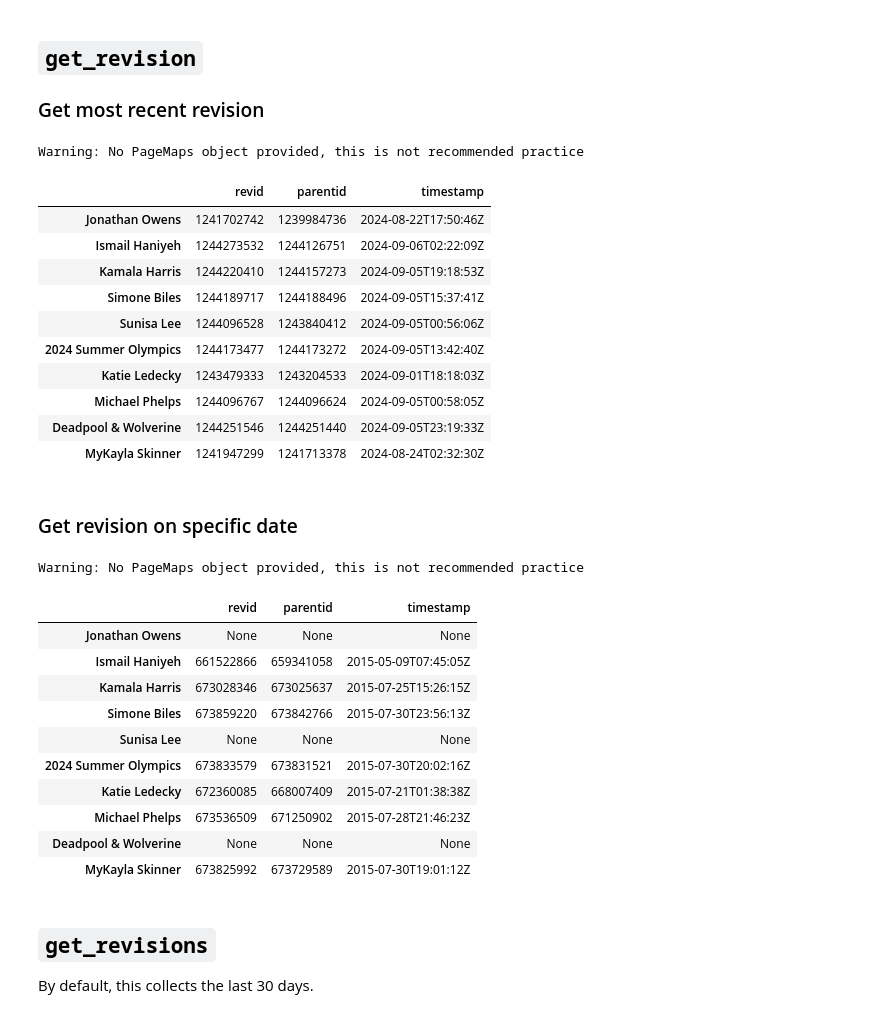
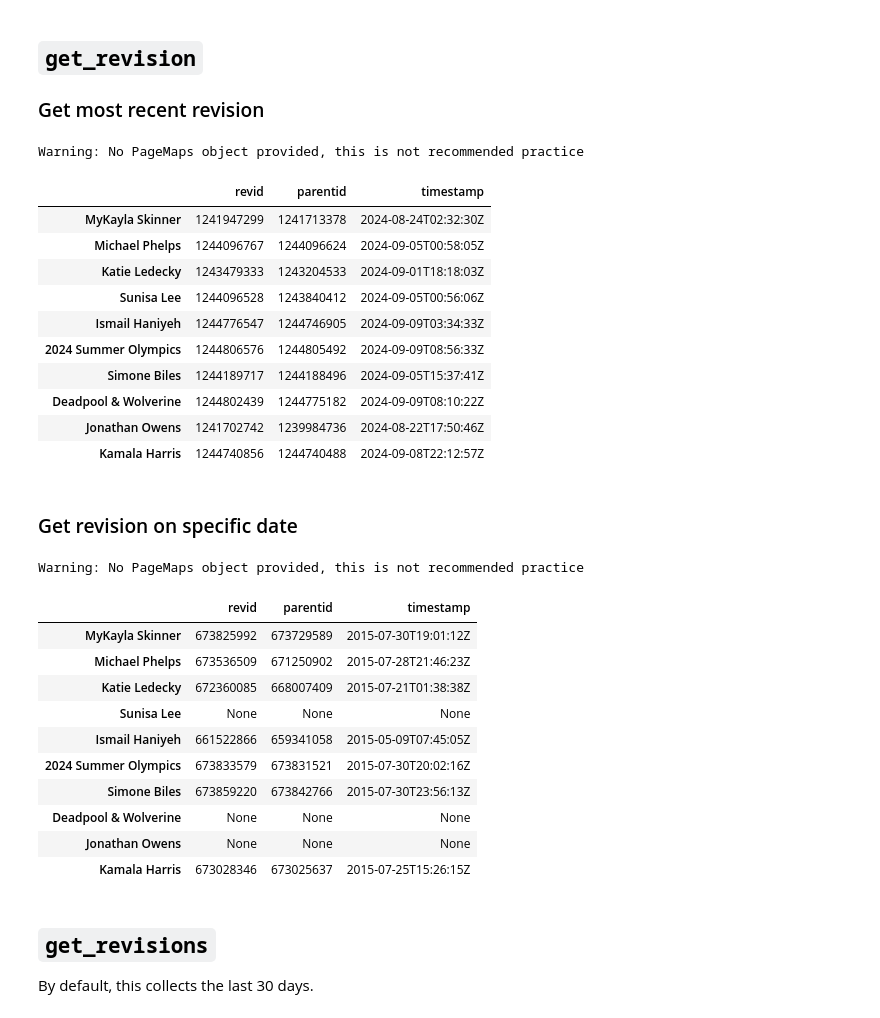
Before and after one commit to pgilders/WikiToolkit, a Jupyter notebook: demo_revisions.ipynb, the cells around one changed output. Saved outputs shown, nothing was run; the diff lists cells and outputs as text; code cells hidden in the pictures.

```diff
--- a/revisionsdemo.ipynb
+++ b/demo_revisions.ipynb
@@ -35,40 +35,40 @@ revision_ids = [1236428488,
 
 ### Get most recent revision
 # %%
-current_revisions = await wikitools.get_revision(async_session, titles=artlist[:10])
+current_revisions = await wikitoolkit.get_revision(async_session, titles=artlist[:10])
 pd.DataFrame(current_revisions).T
 # %% [output]
 Warning: No PageMaps object provided, this is not recommended practice
 |  | revid | parentid | timestamp |
+| MyKayla Skinner | 1241947299 | 1241713378 | 2024-08-24T02:32:30Z |
+| Michael Phelps | 1244096767 | 1244096624 | 2024-09-05T00:58:05Z |
+| Katie Ledecky | 1243479333 | 1243204533 | 2024-09-01T18:18:03Z |
+| Sunisa Lee | 1244096528 | 1243840412 | 2024-09-05T00:56:06Z |
+| Ismail Haniyeh | 1244776547 | 1244746905 | 2024-09-09T03:34:33Z |
+| 2024 Summer Olympics | 1244806576 | 1244805492 | 2024-09-09T08:56:33Z |
+| Simone Biles | 1244189717 | 1244188496 | 2024-09-05T15:37:41Z |
+| Deadpool & Wolverine | 1244802439 | 1244775182 | 2024-09-09T08:10:22Z |
 | Jonathan Owens | 1241702742 | 1239984736 | 2024-08-22T17:50:46Z |
-| Ismail Haniyeh | 1244273532 | 1244126751 | 2024-09-06T02:22:09Z |
-| Kamala Harris | 1244220410 | 1244157273 | 2024-09-05T19:18:53Z |
-| Simone Biles | 1244189717 | 1244188496 | 2024-09-05T15:37:41Z |
-| Sunisa Lee | 1244096528 | 1243840412 | 2024-09-05T00:56:06Z |
-| 2024 Summer Olympics | 1244173477 | 1244173272 | 2024-09-05T13:42:40Z |
-| Katie Ledecky | 1243479333 | 1243204533 | 2024-09-01T18:18:03Z |
-| Michael Phelps | 1244096767 | 1244096624 | 2024-09-05T00:58:05Z |
-| Deadpool & Wolverine | 1244251546 | 1244251440 | 2024-09-05T23:19:33Z |
-| MyKayla Skinner | 1241947299 | 1241713378 | 2024-08-24T02:32:30Z |
+| Kamala Harris | 1244740856 | 1244740488 | 2024-09-08T22:12:57Z |
 # %% [markdown]
 ### Get revision on specific date
 # %%
-date_revisions = await wikitools.get_revision(async_session, titles=artlist[:10],
+date_revisions = await wikitoolkit.get_revision(async_session, titles=artlist[:10],
                                                  date='2015-07-31T00:00:00Z')
 pd.DataFrame(date_revisions).T
 # %% [output]
 Warning: No PageMaps object provided, this is not recommended practice
 |  | revid | parentid | timestamp |
+| MyKayla Skinner | 673825992 | 673729589 | 2015-07-30T19:01:12Z |
+| Michael Phelps | 673536509 | 671250902 | 2015-07-28T21:46:23Z |
+| Katie Ledecky | 672360085 | 668007409 | 2015-07-21T01:38:38Z |
+| Sunisa Lee | None | None | None |
+| Ismail Haniyeh | 661522866 | 659341058 | 2015-05-09T07:45:05Z |
+| 2024 Summer Olympics | 673833579 | 673831521 | 2015-07-30T20:02:16Z |
+| Simone Biles | 673859220 | 673842766 | 2015-07-30T23:56:13Z |
+| Deadpool & Wolverine | None | None | None |
 | Jonathan Owens | None | None | None |
-| Ismail Haniyeh | 661522866 | 659341058 | 2015-05-09T07:45:05Z |
 | Kamala Harris | 673028346 | 673025637 | 2015-07-25T15:26:15Z |
-| Simone Biles | 673859220 | 673842766 | 2015-07-30T23:56:13Z |
-| Sunisa Lee | None | None | None |
-| 2024 Summer Olympics | 673833579 | 673831521 | 2015-07-30T20:02:16Z |
-| Katie Ledecky | 672360085 | 668007409 | 2015-07-21T01:38:38Z |
-| Michael Phelps | 673536509 | 671250902 | 2015-07-28T21:46:23Z |
-| Deadpool & Wolverine | None | None | None |
-| MyKayla Skinner | 673825992 | 673729589 | 2015-07-30T19:01:12Z |
 # %% [markdown]
 ## `get_revisions`
 
```
Also changed, not shown: parts of 10 cells of this notebook, 34 other files.
